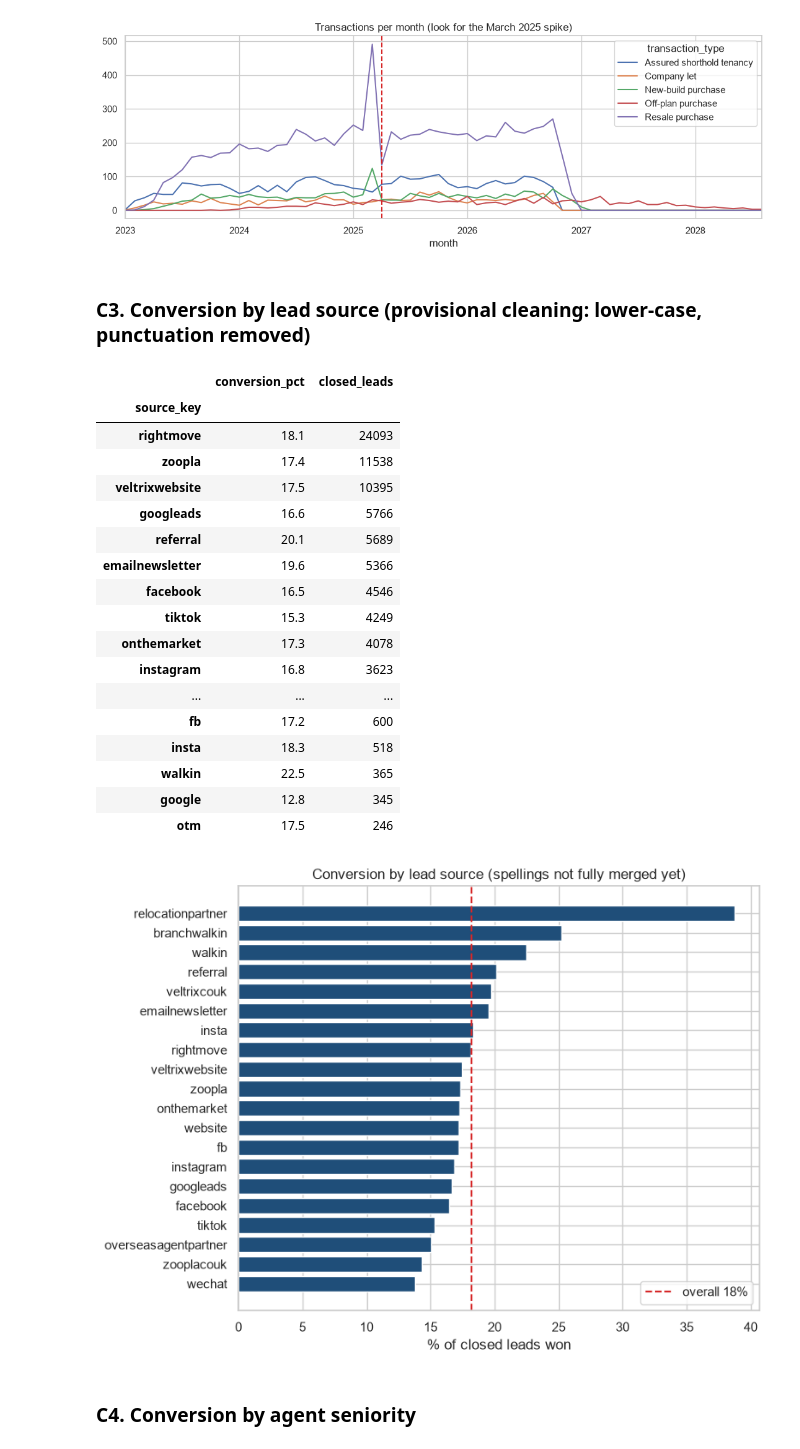
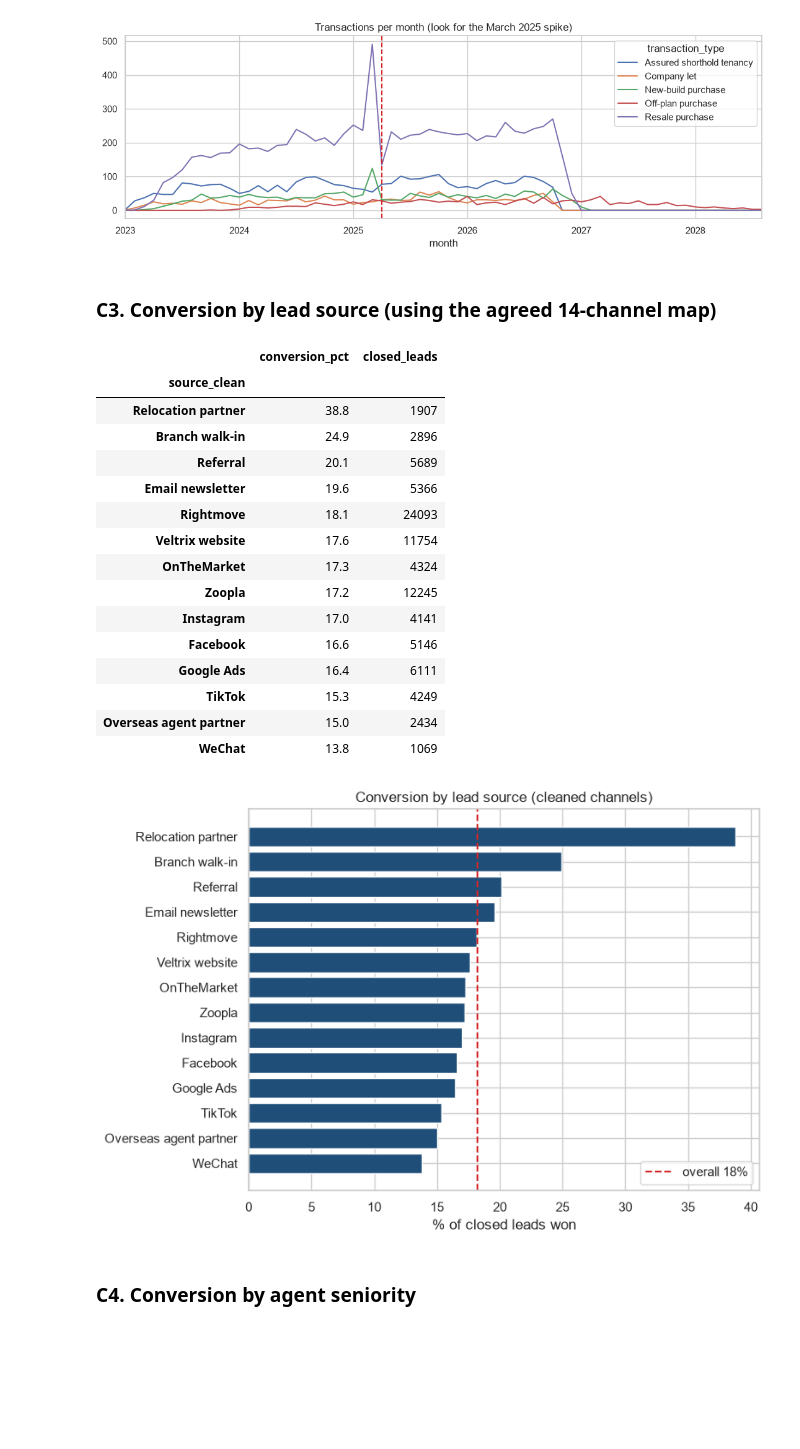
Before and after one commit to Adedamola-Akano/Veltrix_Project_Team-A, a Jupyter notebook: notebooks/02_profiling_duplicates_eda (1).ipynb, the cells around one changed output. Cells and saved outputs as stored; diff of their text form; code cells hidden in the pictures; blank space fills up the shorter version.

Commit message:
Add notebooks 03-06, cleaning_maps and EDA summary

```diff
--- a/notebooks/02_profiling_duplicates_eda.ipynb
+++ b/notebooks/02_profiling_duplicates_eda (1).ipynb
@@ -265,17 +299,20 @@ A value is flagged as a suspect typo if it is about 10x or 0.1x the median of it
 # %%
 cust = tables["customers"]
-budget_cols = [c for c in cust.columns if re.search("budget|price|rent", c, re.I) and is_numeric_dtype(cust[c])]
-print("Budget-like numeric columns in customers:", budget_cols)
+budget_cols = [c for c in cust.columns if re.search("budget", c, re.I) and is_numeric_dtype(cust[c])]
+print("Budget columns:", budget_cols)
 
 for c in budget_cols:
-    s = cust[c]
+    s = cust[c].astype("float64")
     med = s.median()
     ratio = s / med
-    suspect = s[(ratio >= 8) | (ratio <= 0.125)]
     print(f"\n--- {c} ---")
     print(f"missing: {s.isna().mean()*100:.1f}%   median: {med:,.0f}")
     print(s.describe(percentiles=[.01, .05, .5, .95, .99]).round(0).to_string())
-    print(f"suspect typos (about 10x / 0.1x the median): {len(suspect)} ({len(suspect)/s.notna().sum()*100:.2f}% of non-missing)")
-    display(cust.loc[suspect.index, [c]].assign(ratio_to_median=ratio[suspect.index].round(2)).head(10))
-    checks[f"typo_rate_{c}_%"] = round(len(suspect) / s.notna().sum() * 100, 2)
+    print("\nHow many values fall in each range (look for a cluster of implausibly small values):")
+    print(pd.cut(s.dropna(), [0, 1_000, 10_000, 50_000, 100_000, 1_000_000, 2_000_000, np.inf], right=False).value_counts().sort_index().to_string())
+    small, big = s[ratio <= 0.15], s[ratio >= 5]
+    pct = (len(small) + len(big)) / s.notna().sum() * 100
+    print(f"\nfar below typical (<=0.15x median): {len(small)} | far above (>=5x median): {len(big)} | together {pct:.2f}% of non-missing (README: about 0.4% are typos)")
+    display(pd.concat([small.sort_values().head(8), big.sort_values().tail(8)]).to_frame(c).assign(ratio_to_median=lambda d: (d[c] / med).round(3)))
+    checks[f"typo_rate_{c}_%"] = round(pct, 2)
 # %% [output]
@@ -669,7 +669,8 @@ Saved c:\Users\pc\Documents\AMDARI INTERNSHIP\Veltrix Segmentation\veltrix-segme
 # %%
 leads = tables["leads"].copy()
 leads["created_date"] = pd.to_datetime(leads["created_date"])
-leads["closed"] = leads["closed_date"].notna()
+leads["closed"] = leads["lead_stage"].isin(["Won", "Lost"])
+print("closed by lead_stage:", int(leads["closed"].sum()), "| closed by closed_date:", int(leads["closed_date"].notna().sum()), "(these should match)")
 
 overall_conv = leads.loc[leads["closed"], "converted"].mean() * 100
 open_share = (~leads["closed"]).mean() * 100
@@ -749,40 +751,39 @@ if COMPLETION_COL:
 # %% [output]
 [figure]
 # %% [markdown]
-### C3. Conversion by lead source (provisional cleaning: lower-case, punctuation removed)
+### C3. Conversion by lead source (using the agreed 14-channel map)
 # %%
-leads["source_key"] = leads["lead_source"].map(norm_key)
-by_source = (leads[leads["closed"]].groupby("source_key")["converted"]
+leads["source_clean"] = leads["lead_source"].map(LEAD_SOURCE_MAP)
+assert leads["source_clean"].notna().all(), "Unmapped lead_source values: see A1b"
+by_source = (leads[leads["closed"]].groupby("source_clean")["converted"]
              .agg(conversion_pct=lambda s: s.mean() * 100, closed_leads="size")
-             .sort_values("closed_leads", ascending=False))
+             .sort_values("conversion_pct", ascending=False))
 display(by_source.round(1))
 
-top = by_source.head(20).sort_values("conversion_pct")
-fig, ax = plt.subplots(figsize=(8, 6))
+top = by_source.sort_values("conversion_pct")
+fig, ax = plt.subplots(figsize=(8, 5.5))
 ax.barh(top.index, top["conversion_pct"], color="#1f4e79")
 ax.axvline(overall_conv, color="#d62728", linestyle="--", label=f"overall {overall_conv:.0f}%")
-ax.set(title="Conversion by lead source (spellings not fully merged yet)", xlabel="% of closed leads won")
+ax.set(title="Conversion by lead source (cleaned channels)", xlabel="% of closed leads won")
 ax.legend(); plt.tight_layout(); plt.savefig(OUT / "conversion_by_source.png", dpi=150); plt.show()
 # %% [output]
 |  | conversion_pct | closed_leads |
-| source_key |  |  |
-| rightmove | 18.1 | 24093 |
-| zoopla | 17.4 | 11538 |
-| veltrixwebsite | 17.5 | 10395 |
-| googleads | 16.6 | 5766 |
-| referral | 20.1 | 5689 |
-| emailnewsletter | 19.6 | 5366 |
-| facebook | 16.5 | 4546 |
-| tiktok | 15.3 | 4249 |
-| onthemarket | 17.3 | 4078 |
-| instagram | 16.8 | 3623 |
-| ... | ... | ... |
-| fb | 17.2 | 600 |
-| insta | 18.3 | 518 |
-| walkin | 22.5 | 365 |
-| google | 12.8 | 345 |
-| otm | 17.5 | 246 |
+| source_clean |  |  |
+| Relocation partner | 38.8 | 1907 |
+| Branch walk-in | 24.9 | 2896 |
+| Referral | 20.1 | 5689 |
+| Email newsletter | 19.6 | 5366 |
+| Rightmove | 18.1 | 24093 |
+| Veltrix website | 17.6 | 11754 |
+| OnTheMarket | 17.3 | 4324 |
+| Zoopla | 17.2 | 12245 |
+| Instagram | 17.0 | 4141 |
+| Facebook | 16.6 | 5146 |
+| Google Ads | 16.4 | 6111 |
+| TikTok | 15.3 | 4249 |
+| Overseas agent partner | 15.0 | 2434 |
+| WeChat | 13.8 | 1069 |
-[figure, old version]
+[figure, new version]
 # %% [markdown]
 ### C4. Conversion by agent seniority
 # %%
```
Also changed, not shown: parts of 35 cells of this notebook, 8 other files.
